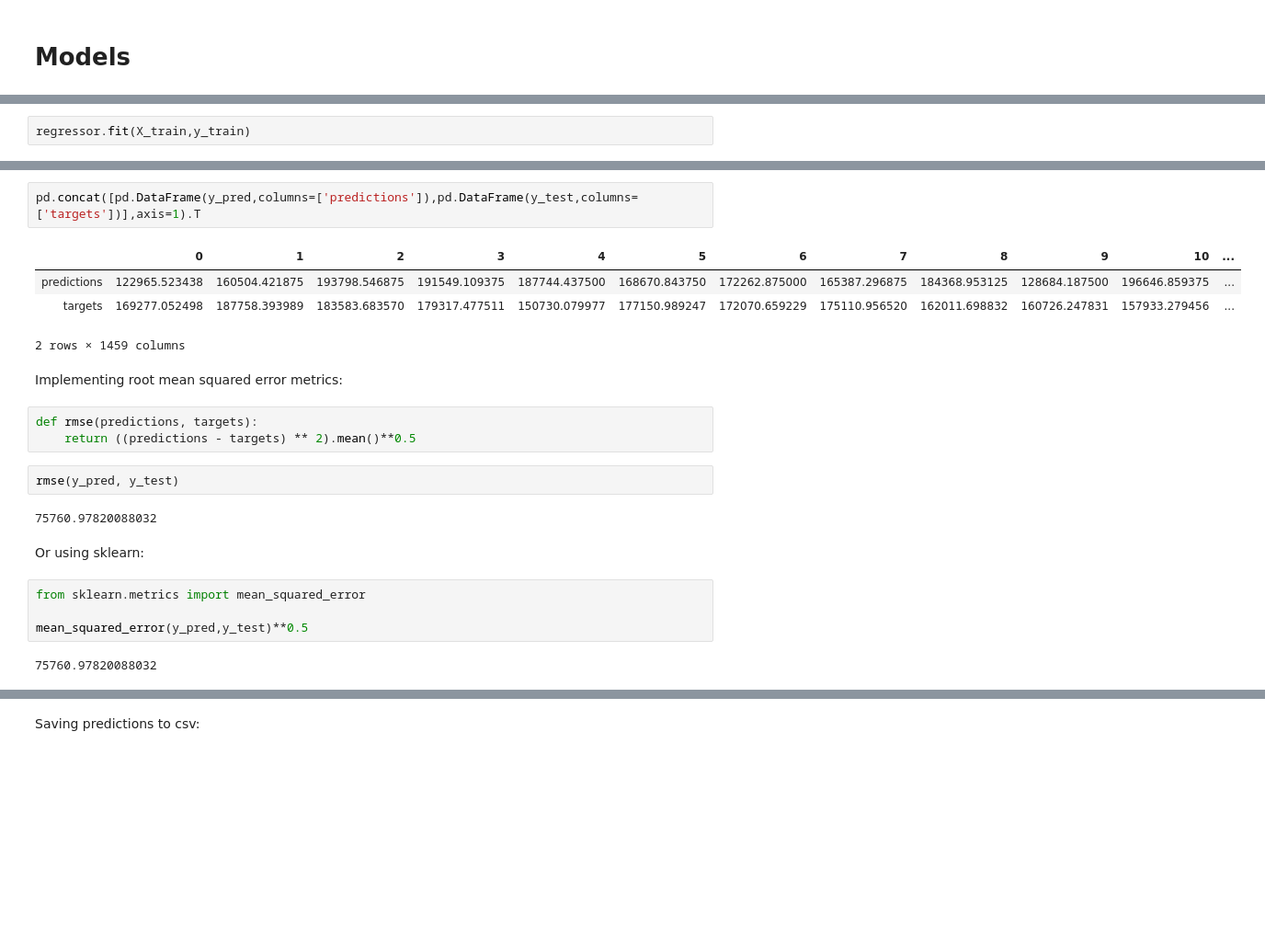
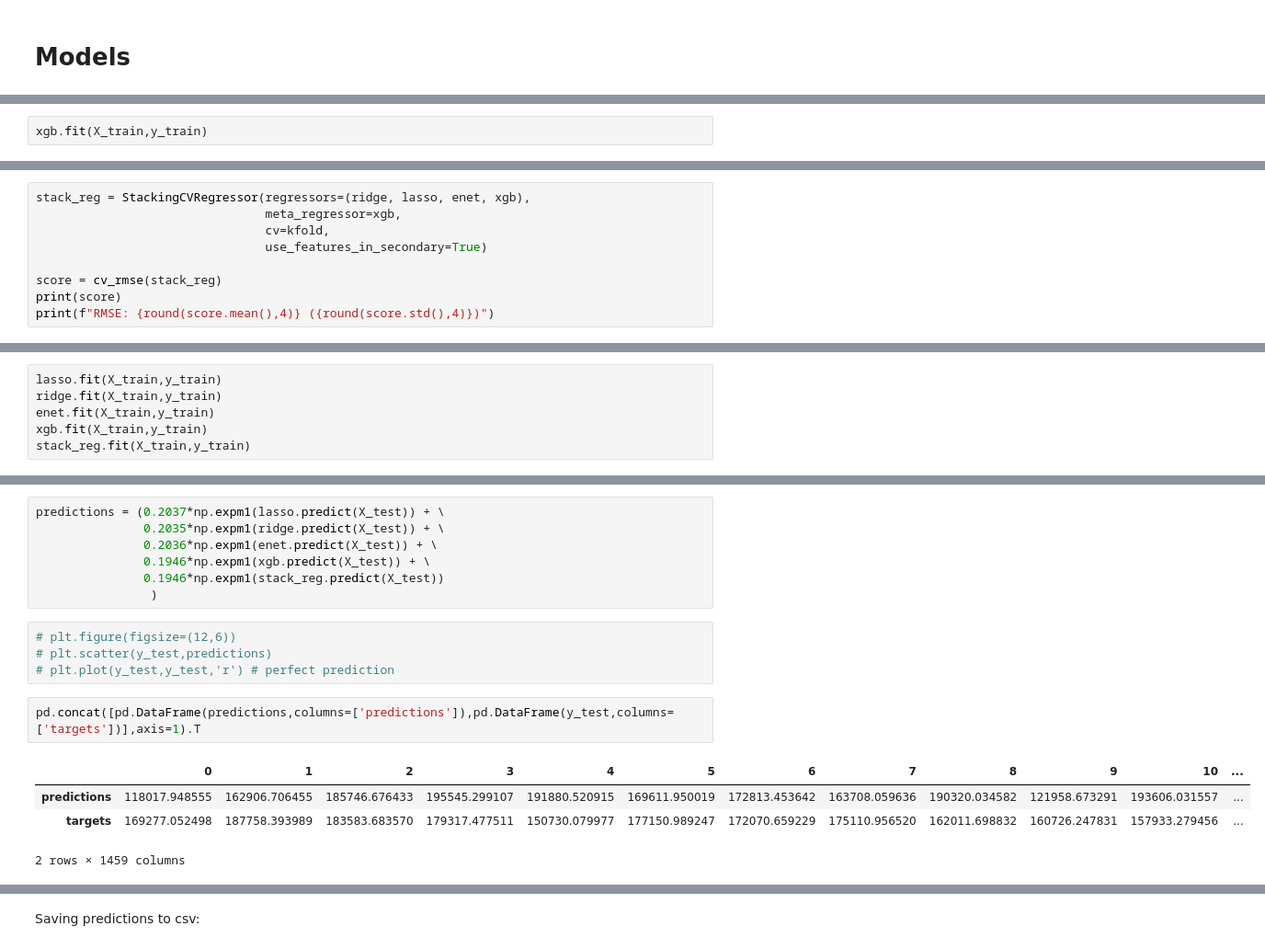
Before and after one commit to djakubowski/Kaggle_House_Prices, a Jupyter notebook: house_prices.ipynb, the cells around one changed output, grey strips where cells are left out. Shown at 92% size. Cells and saved outputs as stored; diff of their text form; blank space fills up the shorter version.

```diff
--- a/house_prices.ipynb
+++ b/house_prices.ipynb
@@ -1015,5 +1040,5 @@ regressor = xgboost.XGBRegressor(base_score=0.5, booster='gbtree', colsample_byl
              reg_alpha=0, reg_lambda=1, scale_pos_weight=1, seed=None,
              silent=None, subsample=1, verbosity=1)
 # %%
-regressor.fit(X_train,y_train)
+xgb.fit(X_train,y_train)
 # %% [output]
@@ -1036,0 +1062,9 @@ array([120651.9  , 161929.98 , 189498.84 , ..., 165781.92 , 117231.016,
+# %%
+stack_reg = StackingCVRegressor(regressors=(ridge, lasso, enet, xgb),
+                                meta_regressor=xgb,
+                                cv=kfold,
+                                use_features_in_secondary=True)
+
+score = cv_rmse(stack_reg)
+print(score)
+print(f"RMSE: {round(score.mean(),4)} ({round(score.std(),4)})")
@@ -1036,0 +1077,6 @@ array([120651.9  , 161929.98 , 189498.84 , ..., 165781.92 , 117231.016,
+# %%
+lasso.fit(X_train,y_train)
+ridge.fit(X_train,y_train)
+enet.fit(X_train,y_train)
+xgb.fit(X_train,y_train)
+stack_reg.fit(X_train,y_train)
@@ -1037,24 +1115,18 @@ array([120651.9  , 161929.98 , 189498.84 , ..., 165781.92 , 117231.016,
+# %%
+predictions = (0.2037*np.expm1(lasso.predict(X_test)) + \
+               0.2035*np.expm1(ridge.predict(X_test)) + \
+               0.2036*np.expm1(enet.predict(X_test)) + \
+               0.1946*np.expm1(xgb.predict(X_test)) + \
+               0.1946*np.expm1(stack_reg.predict(X_test))
+                )
+# %%
+# plt.figure(figsize=(12,6))
+# plt.scatter(y_test,predictions)
+# plt.plot(y_test,y_test,'r') # perfect prediction
 # %%
-pd.concat([pd.DataFrame(y_pred,columns=['predictions']),pd.DataFrame(y_test,columns=['targets'])],axis=1).T
+pd.concat([pd.DataFrame(predictions,columns=['predictions']),pd.DataFrame(y_test,columns=['targets'])],axis=1).T
 # %% [output]
 |  | 0 | 1 | 2 | 3 | 4 | 5 | 6 | 7 | 8 | 9 | 10 | ... |
-| predictions | 122965.523438 | 160504.421875 | 193798.546875 | 191549.109375 | 187744.437500 | 168670.843750 | 172262.875000 | 165387.296875 | 184368.953125 | 128684.187500 | 196646.859375 | ... |
+| predictions | 118017.948555 | 162906.706455 | 185746.676433 | 195545.299107 | 191880.520915 | 169611.950019 | 172813.453642 | 163708.059636 | 190320.034582 | 121958.673291 | 193606.031557 | ... |
 | targets | 169277.052498 | 187758.393989 | 183583.683570 | 179317.477511 | 150730.079977 | 177150.989247 | 172070.659229 | 175110.956520 | 162011.698832 | 160726.247831 | 157933.279456 | ... |
 2 rows × 1459 columns
-# %% [markdown]
-Implementing root mean squared error metrics:
-# %%
-def rmse(predictions, targets):
-    return ((predictions - targets) ** 2).mean()**0.5
-# %%
-rmse(y_pred, y_test)
-# %% [output]
-75760.97820088032
-# %% [markdown]
-Or using sklearn:
-# %%
-from sklearn.metrics import mean_squared_error
-
-mean_squared_error(y_pred,y_test)**0.5
-# %% [output]
-75760.97820088032
```
Also changed, not shown: parts of 49 cells of this notebook.
